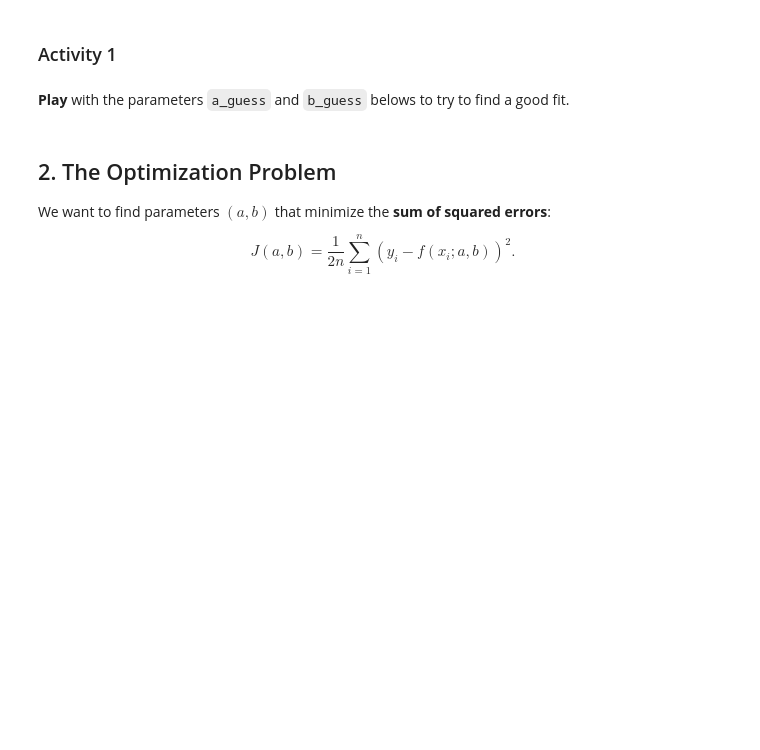
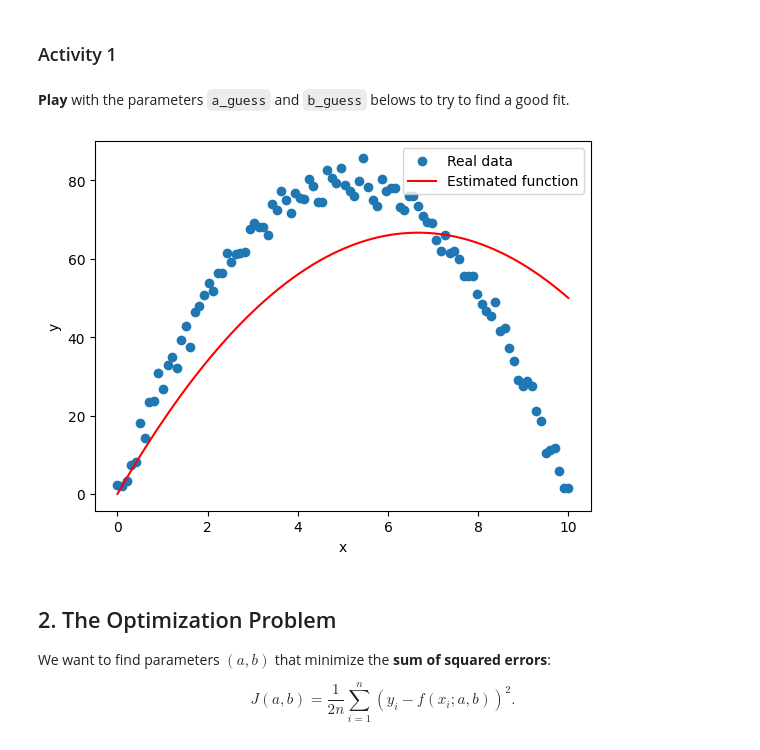
Before and after one commit to mkmbrowning/solar_scholars, a Jupyter notebook: curve_fitting.ipynb, the cells around one changed output. Cells and saved outputs as stored; diff of their text form; code cells hidden in the pictures; blank space fills up the shorter version.

```diff
--- a/curve_fitting.ipynb
+++ b/curve_fitting.ipynb
@@ -68,15 +72,17 @@ y_real = np.array([ 2.36940577,  1.91256656,  3.29100004,  7.37237899,  8.188122
 **Play** with the parameters `a_guess` and `b_guess` belows to try to find a good fit.
 # %%
 # Guess parameters. Change these!!
-a_guess, b_guess = -1, 10
+a_guess, b_guess = -1.5, 20
 y_guess = f(x, a_guess, b_guess)
 
 
 plt.scatter(x, y_real, label='Real data')
 plt.plot(x, y_guess, 'r-', label='Estimated function')
 plt.xlabel('x')
 plt.ylabel('y')
 plt.legend();
+# %% [output]
+[figure, added]
 # %% [markdown]
 ## 2. The Optimization Problem
 We want to find parameters $(a, b)$ that minimize the **sum of squared errors**:
```
Also changed, not shown: parts of 9 cells of this notebook.
